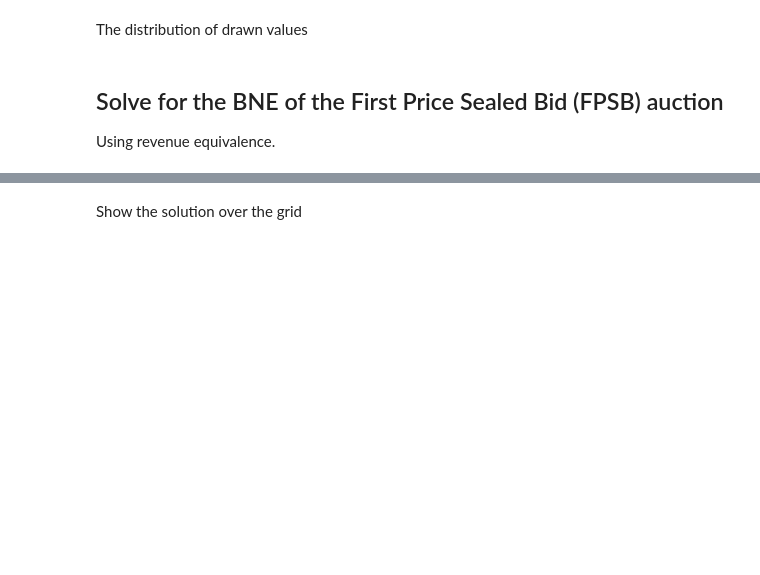
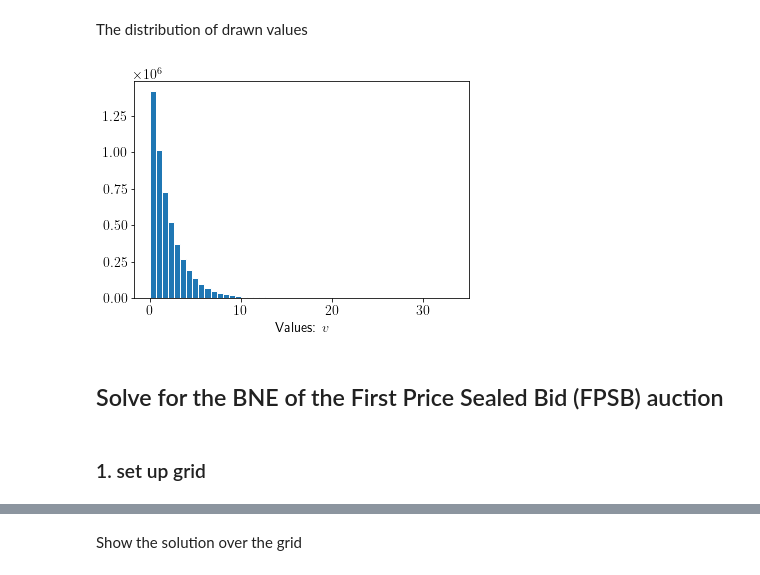
Before and after one commit to GamEconCph/Lectures-2021, a Jupyter notebook: Bayesian Games/revenue_equivalence.ipynb, the cells around one changed output, grey strips where cells are left out. Saved outputs shown, nothing was run; the diff lists cells and outputs as text; code cells hidden in the pictures; blank space fills up the shorter version.

```diff
--- a/Bayesian Games/revenue_equivalence.ipynb
+++ b/Bayesian Games/revenue_equivalence.ipynb
@@ -206,11 +217,14 @@ ax.set_ylabel('Bid: $b(v)$'); ax.set_xlabel('Valuation: $v$');
 Here, it is somewhat harder to solve for the optimal bidding
 # %%
 np.random.seed(1337)
-v = np.random.chisquare(df=2, size=(N,R))
+v = np.random.chisquare(df=2, size=(N*R,))
 # %% [markdown]
 The distribution of drawn values
 # %%
-plt.hist(v[:], bins=100); plt.xlabel('Values: $v$');
+plt.hist(v, bins=50, edgecolor='w'); plt.xlabel('Values: $v$');
+# %% [output]
+[figure, added]
 # %% [markdown]
 ## Solve for the BNE of the First Price Sealed Bid (FPSB) auction
-Using revenue equivalence.
+# %% [markdown]
+### 1. set up grid
```
Also changed, not shown: parts of 28 cells of this notebook, 1 other file.
